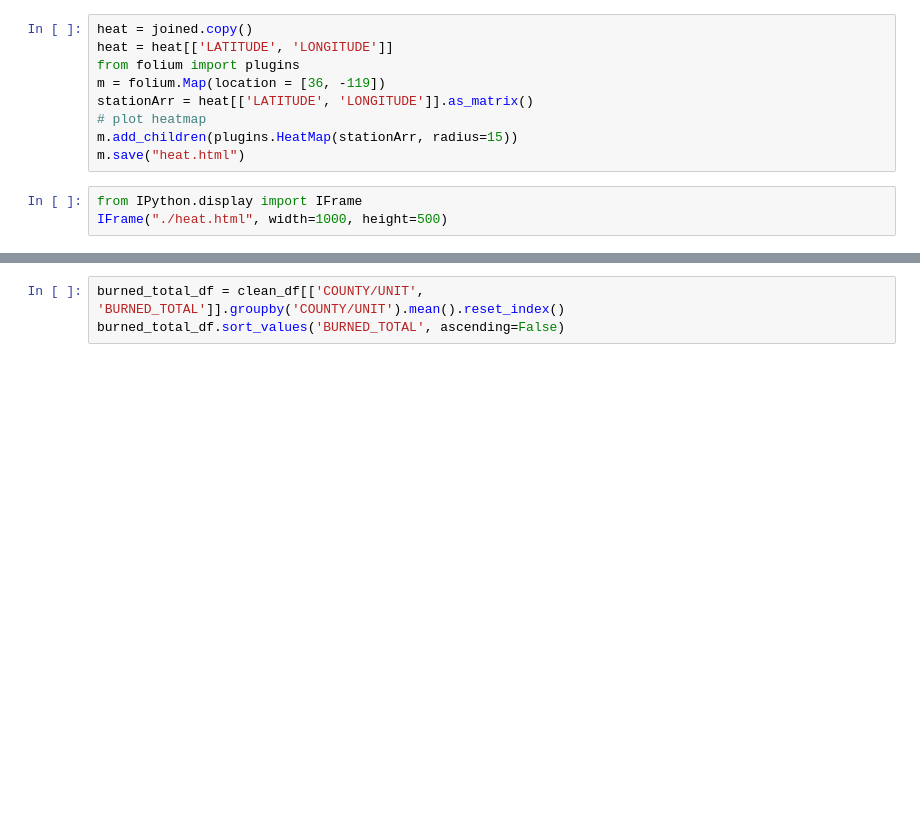
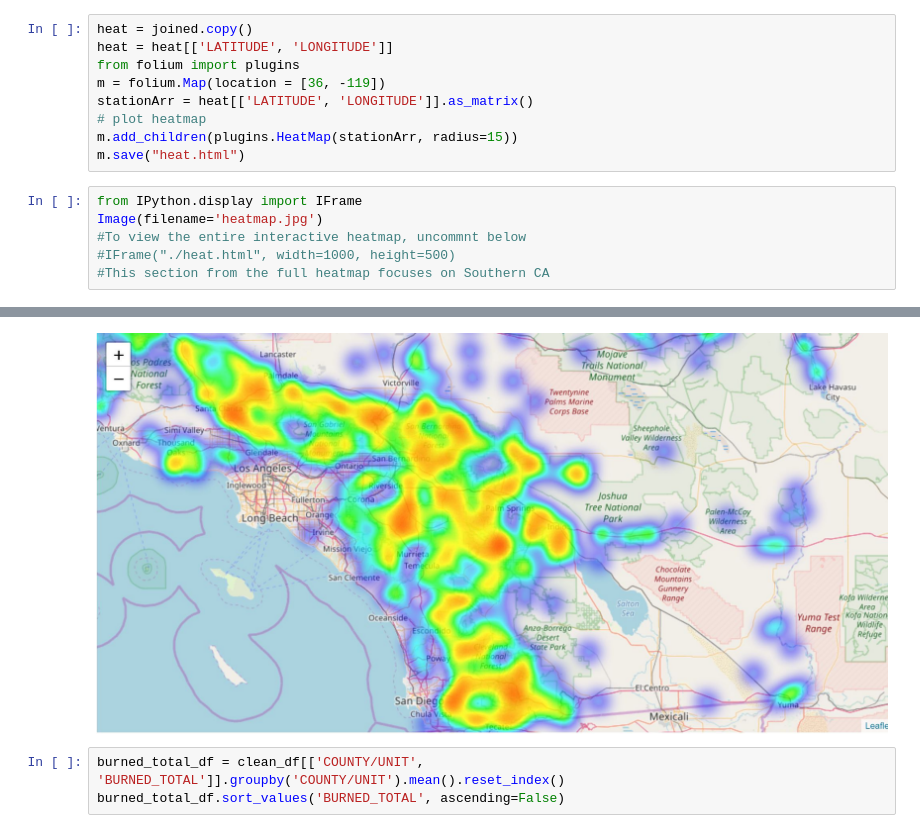
Before and after one commit to ojimenez2517/COGS_108_Project, a Jupyter notebook: Coding_Notebook.ipynb, the cells around one changed output, grey strips where cells are left out. Cells and saved outputs as stored; diff of their text form; blank space fills up the shorter version.

```diff
--- a/Coding_Notebook.ipynb
+++ b/Coding_Notebook.ipynb
@@ -1584,5 +1601,8 @@ m.add_children(plugins.HeatMap(stationArr, radius=15))
 m.save("heat.html")
 # %%
 from IPython.display import IFrame
-IFrame("./heat.html", width=1000, height=500)
+Image(filename='heatmap.jpg')
+#To view the entire interactive heatmap, uncommnt below
+#IFrame("./heat.html", width=1000, height=500)
+#This section from the full heatmap focuses on Southern CA
 # %% [output]
@@ -1590,3 +1609,4 @@ IFrame("./heat.html", width=1000, height=500)
+[figure, added]
 # %%
 burned_total_df = clean_df[['COUNTY/UNIT', 'BURNED_TOTAL']].groupby('COUNTY/UNIT').mean().reset_index()
 burned_total_df.sort_values('BURNED_TOTAL', ascending=False)
```
Also changed, not shown: parts of 15 cells of this notebook, 4 other files.
